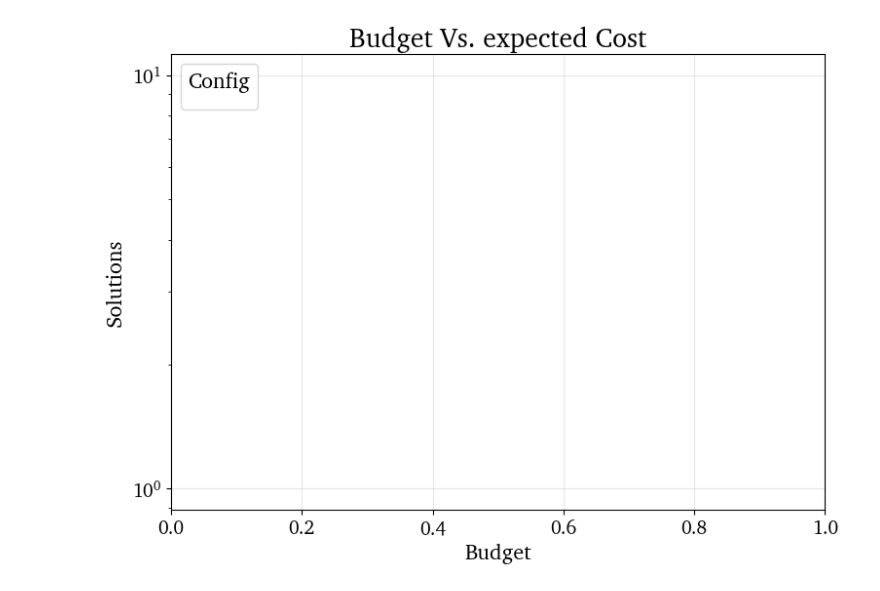
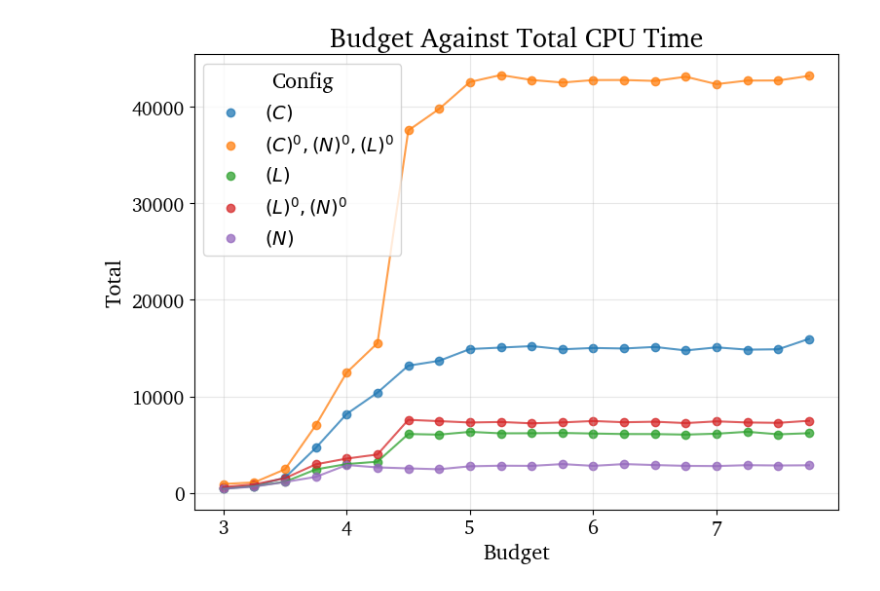
Before and after one commit to sameysimon/MoralPlanner, a Jupyter notebook: Notebooks/LostInsulin/NonMoral.ipynb, the cells around one changed output. Drawn from its saved outputs; the diff is of its cells as text; code cells hidden in the pictures.

```diff
--- a/Notebooks/LostInsulin/NonMoral.ipynb
+++ b/Notebooks/LostInsulin/NonMoral.ipynb
@@ -31,7 +43,10 @@ def QuickPlotGraph(df_, configs:list,
                    file_out:str=None,
                    regression:bool=False,
                    regression_label:bool=False,
-                   fig_size:tuple=(8,6)):
+                   fig_size:tuple=(8,6),
+                   log_scale=True,
+                   colors:dict={}
+                   ):
     if ind_label is None:
         ind_label = independent_var
     if dep_label is None:
@@ -54,7 +69,7 @@ def QuickPlotGraph(df_, configs:list,
         x = g[independent_var].to_numpy(dtype=float)
         y = g[dependent_var].to_numpy(dtype=float)
         ax.scatter(x, y, alpha=0.75, label=latex_config_name(c))
-        observed_line, = ax.plot(x, y, alpha=0.75)
+        observed_line, = ax.plot(x, y, alpha=0.75, color = colors[c] if c in colors.keys() else None)
 
         if regression:
             # log(y) is only defined for strictly positive y values.
@@ -99,8 +114,8 @@ def QuickPlotGraph(df_, configs:list,
                 rf"$y={scale:.3g}e^{{{growth_rate:.3g}x}}$, "
                 rf"$R^2={r_squared:.4f}$"
             )
-
-    plt.yscale('log')  # Set the y-axis to logarithmic scale
+    if log_scale:
+        plt.yscale('log')  # Set the y-axis to logarithmic scale
     if (title is None):
         plt.title(f"{ind_label} vs {dep_label}")
     else:
@@ -127,5 +142,5 @@ def QuickPlotGraph(df_, configs:list,
 
     plt.tight_layout()
     if (not file_out is None):
-        plt.savefig(f"{file_out}/{title}.png")
+        plt.savefig(f"{file_out}")
     plt.show()  # Show the plot
@@ -134,7 +155,12 @@ defaultConfig = {"Horizon": 6}
 
 nonMoralConfigs = {
     "(C)": {"Theories": [["Carla", "Utility", 0]], "Considerations": [["Carla", "Carla"], ["Cost"]]},
-    "(N)^0": {
+    "(AU)": {"Theories": [["AU", "Utility", 0]], "Considerations": [["Carla", "AU"], ["Hal", "AU"], ["Cost"]]},
+    "(C)^0, (AU)^0": {
+        "Theories": [["AU", "Utility", 0], ["Carla", "Utility", 0]],
+        "Considerations": [["Carla", ["AU", "Carla"]], ["Hal", "AU"], ["Cost"]]
+    },
+    "(N)": {
         "Theories": [["Necessity", "Ordinal", 0]],
         "Considerations": [["Necessity", "Necessity"], ["Cost"]]
     },
@@ -149,6 +175,10 @@ nonMoralConfigs = {
     "(C)^0, (N)^0, (L)^0": {
         "Theories": [["Necessity", "Ordinal", 0], ["OrdinalLaw", "Ordinal", 0], ["Carla", "Utility", 0]],
         "Considerations": [["Necessity", "Necessity"], ["OrdinalLaw", "OrdinalLaw"], ["Cost"], ["Carla", "Carla"]]
+    },
+    "(C)^0, (AU)^0, (N)^0, (L)^0": {
+        "Theories": [["Necessity", "Ordinal", 0], ["OrdinalLaw", "Ordinal", 0], ["Carla", "Utility", 0], ["AU", "Utility", 0]],
+        "Considerations": [["Necessity", "Necessity"], ["OrdinalLaw", "OrdinalLaw"], ["Cost"], ["Carla", ["AU", "Carla"]]]
     },
 }
 
@@ -215,15 +264,23 @@ for c in configs:
                 "Total" : json_data["Duration_Total"],
                 "Solutions" : len(json_data["Solutions"]),
                 "Total policies": json_data["Total_reachable_policies"],
-                "Cost": x["Cost"],
-                "Carla": x["Carla"] if "Carla" in x.keys() else np.nan,
+                "Cost": np.float32(x["Cost"]),
+                "Carla": np.float32(x["Carla"]) if "Carla" in x.keys() else np.nan,
                 "Legal": x["Legal"] if "Legal" in x.keys() else np.nan,
                 "Necessity": x["Necessity"] if "Necessity" in x.keys() else np.nan,
             }
             data.append(e)
 time_cols = ["Heuristic", "Plan", "Solution Extraction", "MEHR", "Total"]
 df = pd.DataFrame(data)
+
+df["Cost"] = pd.to_numeric(df["Cost"])
 df["Budget"] = pd.to_numeric(
     df["Config_name"]
     .str.extract(r"^(\d+(?:\.\d+)?)_", expand=False)
     .astype(float))
+df["Config_name"] = df["Config_name"].str.replace(
+    r"^\d+(?:\.\d+)?_",
+    "",
+    regex=True
+)
+df
@@ -230,4 +307,5 @@ df["Budget"] = pd.to_numeric(
 # %%
-QuickPlotGraph(df, ["(C)^0, (N)^0, (L)^0"], "Budget", "Solutions", title="Budget Vs. expected Cost", file_out=er.figuresFolder)
+c = ["(C)", "(L)", "(N)", "(L)^0, (N)^0", "(C)^0, (N)^0, (L)^0"]
+QuickPlotGraph(df, c, "Budget", "Total", title="Budget Against Total CPU Time", log_scale=False, file_out=f"{er.figuresFolder}/budgetVtime.png")
 # %% [output]
-[figure, old version]
+[figure, new version]
```
Also changed, not shown: parts of 13 cells of this notebook, 10 other files.
